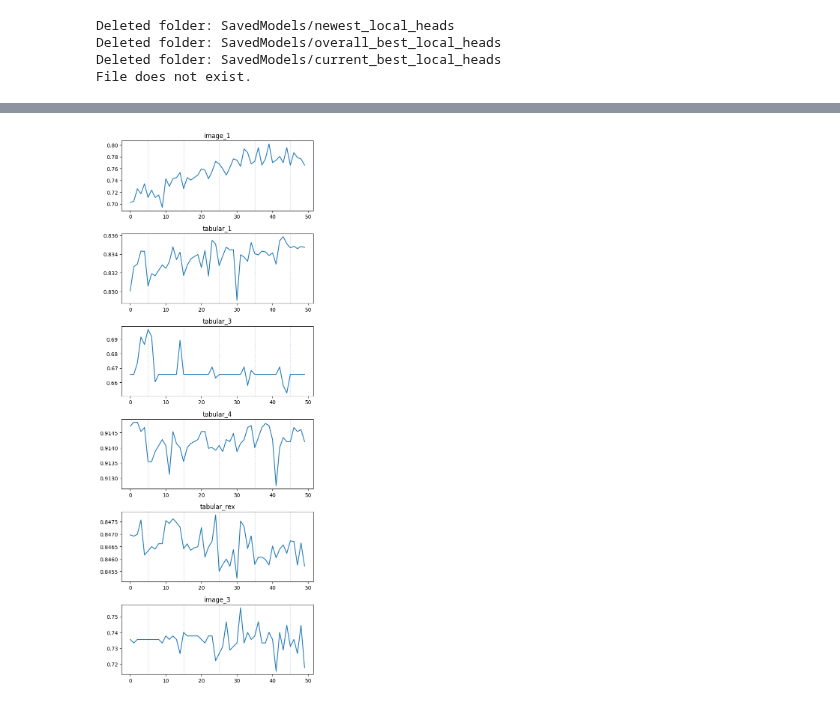
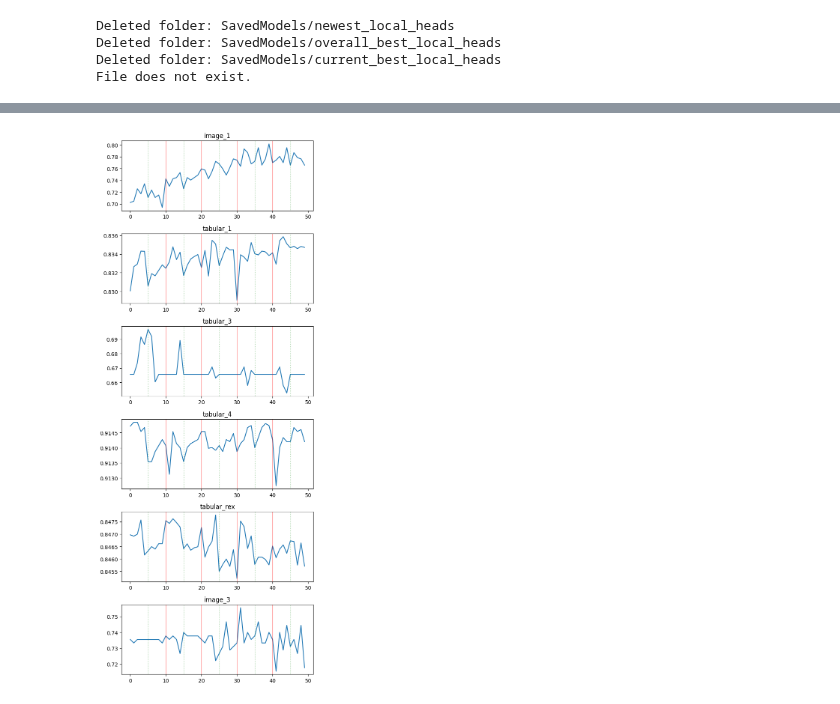
Before and after one commit to MadKeyboardArtist/5703-Federated-Model, a Jupyter notebook: Step1_federated_learning_main_control.ipynb, the cells around one changed output, grey strips where cells are left out. Saved outputs shown, nothing was run; the diff lists cells and outputs as text; code cells hidden in the pictures.

```diff
--- a/Step1_federated_learning_main_control.ipynb
+++ b/Step1_federated_learning_main_control.ipynb
@@ -642,9 +650,11 @@ for site in sites:
     best_ckpt_eva_results.append(results)
 # %%
 # 4.3 training
+SYD = ZoneInfo("Australia/Sydney")
+
 for i in range(training_round):
     # time record
-    start_t = datetime.now().strftime("%Y-%m-%d %H:%M:%S")
+    start_t = datetime.now(SYD).strftime("%Y-%m-%d %H:%M:%S")
     print(f"global update round {i+1}, starts at {start_t}:")
     # each round takes around 20 min on colab T4 GPU
 
@@ -703,5 +713,7 @@ for i in range(training_round):
 
     # 4. start the next round
     global_state = agg_state
+    end_t = datetime.now(SYD).strftime("%Y-%m-%d %H:%M:%S")
+    print(f"global update round {i+1}, ends at {start_t}:")
     print("")
 # %% [output]
@@ -733,32 +745,26 @@ for site in sites:
 # %%
 fig, axs = plt.subplots(len(lists), 1, figsize=(6, 15))
 
-'''for i, arr in enumerate(lists):
-    axs[i].plot(arr)
-    # axs[i].set_title(f"List {i+1}")
-    axs[i].set_title(plt_title[i])
-
-plt.tight_layout()
-plt.show()
-'''
 from SiteTrainingFunctions.training_config import EPOCHS_TABULAR
 
 x_start = EPOCHS_TABULAR
 x_split = 2 * x_start
 
 # vertical line positions
 vlines = np.arange(x_start, 1000, x_split)   # large upper bound; plot auto-clips
 
 for i, arr in enumerate(lists):
     axs[i].plot(arr)
     axs[i].set_title(plt_title[i])
 
     # add vertical dot-lines
     xmax = len(arr)
     for x in range(x_start, xmax, x_split):
-        axs[i].axvline(x, linestyle=":", linewidth=0.8, alpha=0.6)
+        axs[i].axvline(x, color="green", linestyle=":", linewidth=0.8, alpha=0.6)
+    for x in range(x_start * 2, xmax, x_split):
+        axs[i].axvline(x, color="red",   linestyle="-", linewidth=0.8, alpha=0.6)
 
 plt.tight_layout()
 plt.show()
 # %% [output]
-[figure, old version]
+[figure, new version]
```
Also changed, not shown: parts of 5 cells of this notebook, 16 other files.
